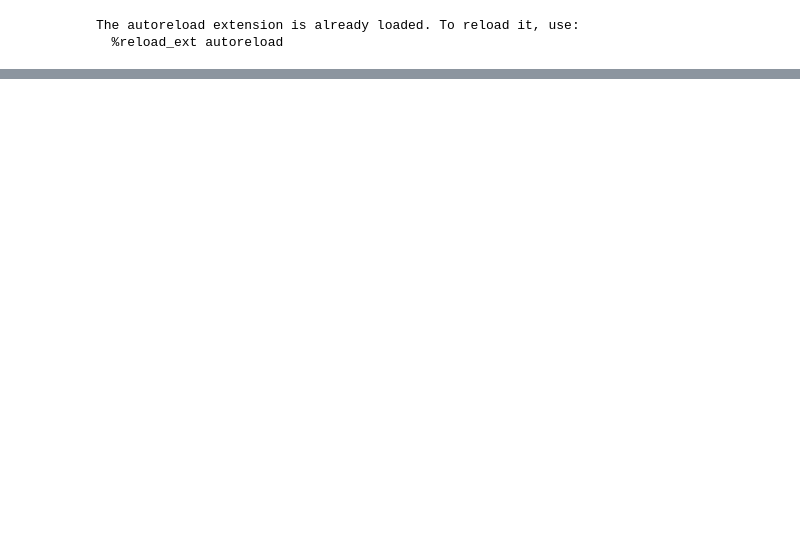
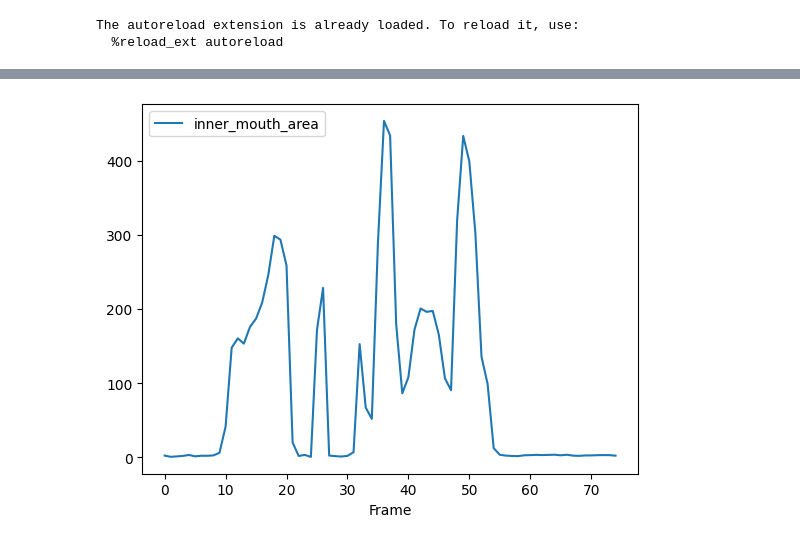
Before and after one commit to voR789/Lip-Reading, a Jupyter notebook: notebooks/simplified_notebook.ipynb, the cells around one changed output, grey strips where cells are left out. Cells and saved outputs as stored; diff of their text form; code cells hidden in the pictures; blank space fills up the shorter version.

```diff
--- a/notebooks/simplified_notebook.ipynb
+++ b/notebooks/simplified_notebook.ipynb
@@ -5,7 +5,7 @@ import matplotlib.pyplot as plt
 from mediapipe.python.solutions.drawing_utils import draw_landmarks
 from mediapipe.python.solutions import drawing_styles
 import numpy as np
-
+import pandas as pd
 import sys
 import os
 
@@ -15,9 +15,6 @@ from util import mediapipe_utils
 from util import opencv_utils
 
 import importlib
-
-
-
 importlib.reload(mediapipe_utils)
 importlib.reload(opencv_utils)
 
@@ -27,9 +24,8 @@ from util.opencv_utils import *
 %load_ext autoreload
 %autoreload 2
 
-# Extract and display first frame
 # Daniel Path
-video_path = r"C:\Users\User\OneDrive\Documents\Projects\Lip-Reading\GRID\s1\s1\bbaf2n.mpg"
+# video_path = r"C:\Users\User\OneDrive\Documents\Projects\Lip-Reading\GRID\s1\s1\bbaf2n.mpg"
 # Ryan Path
 # video_path = r"C:\Projects\Lip_Reading\GRID\s1\bbaf2n.mpg"
 # %% [output]
@@ -111,7 +107,7 @@ def get_primary_measurements(video_path, frame_number):
     outer_mouth_area = abs(area_of_points(outer_lips, coords))
 
     norm_uvh, norm_lvh, norm_vd, norm_jd = normalize_vertical_measurements(coords, [upper_vermillion_height,lower_verillion_height,vert_distance,lower_jaw_distance])
-    norm_hd = normalize_horizontal_measurements(coords, [hori_distance])
+    norm_hd, = normalize_horizontal_measurements(coords, [hori_distance])
     norm_ar = norm_hd/norm_vd
     norm_ima, norm_oma = normalize_area(coords, [inner_mouth_area, outer_mouth_area])
 
@@ -140,13 +136,12 @@ def get_primary_measurements(video_path, frame_number):
 # [upper_vermillion_height, lower_vermillion_height, vert_distance, hori_distance, aspect_ratio, lower_jaw_distance, inner_mouth_area, outer_mouth_area]
 # [norm_uvh, norm_lvh, norm_vd, norm_hd, norm_ar, norm_jd, norm_ima, norm_oma]
 def get_average_resting(video_path):
-    avg_features = []
+    avg_features = [0]*16
     for i in range(3): # Average of first three frames
         vals = get_primary_measurements(video_path,i)
         for j in range(16):
-            avg_features += vals[j]
-    avg_features = [x / 3 for x in avg_features]
-    return avg_features
+            avg_features[j] += vals[j]
+    return [x / 3 for x in avg_features]
 # %%
 def get_frame_measurement(video_path, frame_number, data_table , average_resting_vals):
     # Primary measurements
@@ -165,14 +160,15 @@ def get_frame_measurement(video_path, frame_number, data_table , average_resting
         # Key Landmark Velocities
         # - Track velocity of key landmarks using x2-x1 / t2-t1, such as lip corners, top and bottom of inner edge of lip, etc.
 
-    if(frame_number == 0): # grab average resting values from begining of video
-        average_resting_vals = get_average_resting(video_path)
+    if(frame_number == 0): # no temporal data for frame 0 due to backwards finite difference -> assume at rest
+        vert_lip_compression = 0
+        corner_displacement = 0
+    else:
+        vert_lip_compression = (upper_vermillion_height + lower_verillion_height) / (average_resting_vals[0] + average_resting_vals[1])
+        corner_displacement = hori_distance / average_resting_vals[3]
 
-    vert_lip_compression = (upper_vermillion_height + lower_verillion_height) / (average_resting_vals[0] + average_resting_vals[1])
-    corner_displacement = hori_distance / average_resting_vals[3]
-
-    norm_vlc = normalize_vertical_measurements(coords, [vert_lip_compression])
-    norm_cd = normalize_horizontal_measurements(coords, [corner_displacement])
+    norm_vlc, = normalize_vertical_measurements(coords, [vert_lip_compression])
+    norm_cd, = normalize_horizontal_measurements(coords, [corner_displacement])
 
     if frame_number == 0:
         lip_corner_velocity = 0
@@ -228,0 +266,7 @@ IndexError: list index out of range
+# %%
+# Plotting data to visualize outliers
+# Replace y with valid column names
+df.plot(x= 'Frame', y='inner_mouth_area' ,kind= 'line')
+plt.show()
+# %% [output]
+[figure, added]
```
Also changed, not shown: parts of 2 cells of this notebook.
